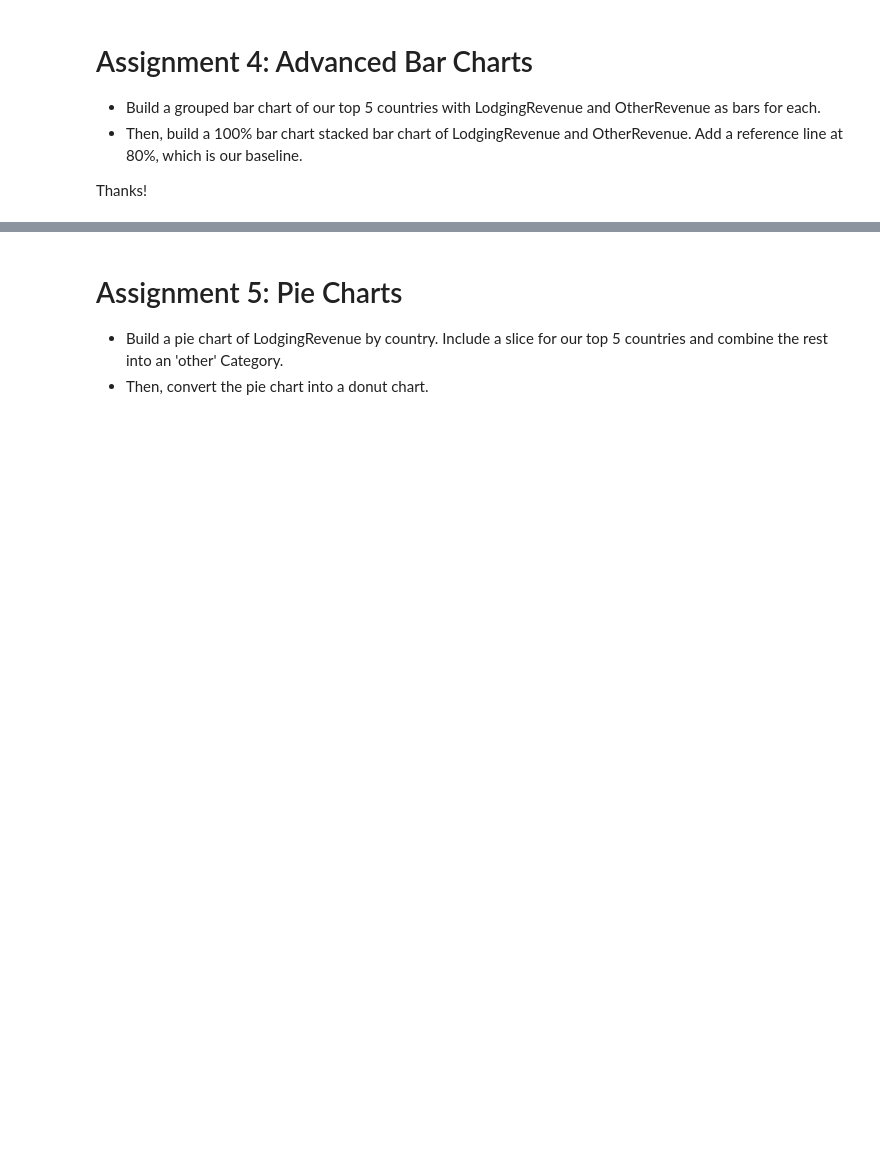
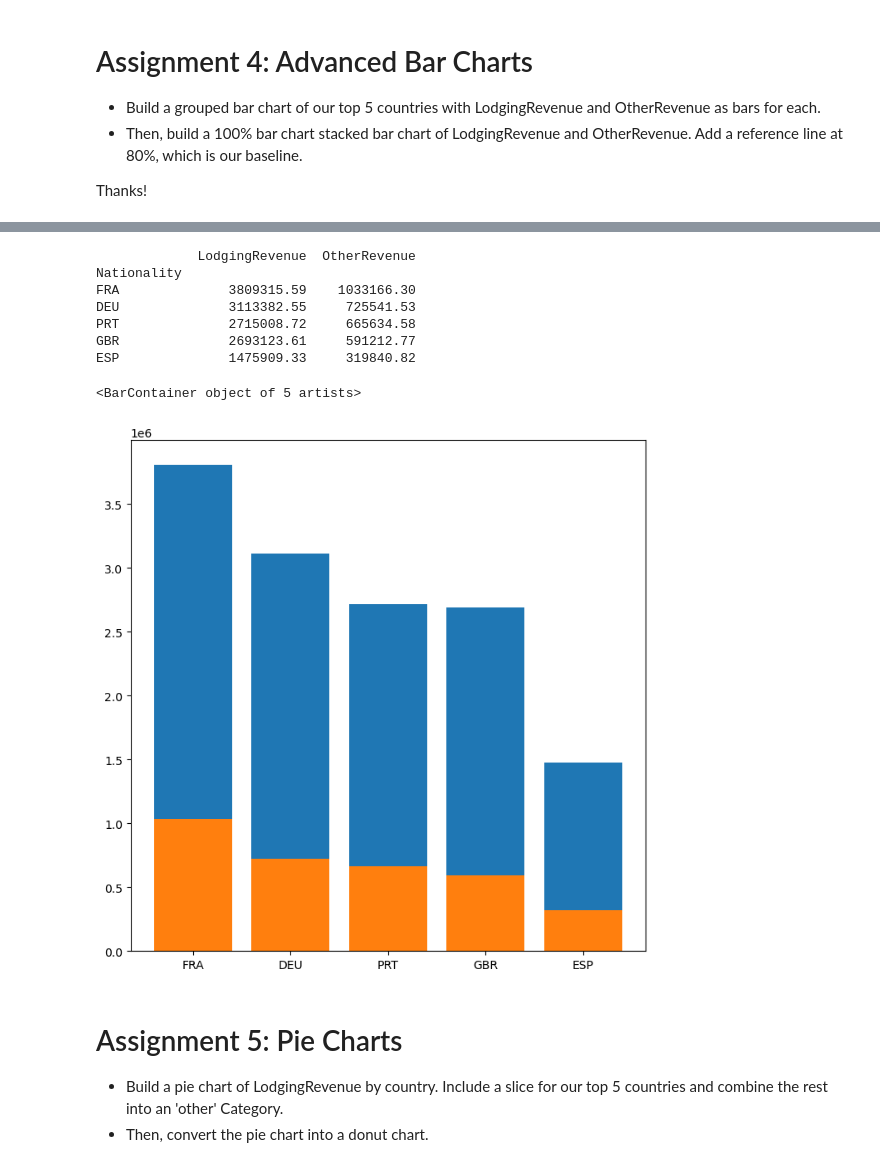
Before and after one commit to jimmy2156/Data-Visualation-with-Matplotlib---Seaborn, a Jupyter notebook: Course Assignment Notebooks/section02_assignments.ipynb, the cells around one changed output, grey strips where cells are left out. Cells and saved outputs as stored; diff of their text form; code cells hidden in the pictures; blank space fills up the shorter version.

```diff
--- a/Course Assignment Notebooks/section02_assignments.ipynb
+++ b/Course Assignment Notebooks/section02_assignments.ipynb
@@ -219,3 +225,23 @@ ValueError: shape mismatch: objects cannot be broadcast to a single shape
+# %%
+countries = ["FRA", "DEU", "PRT", "GBR", "ESP"]
+
+all_countries = hotels[hotels["Nationality"].isin(countries)]
+new_country = all_countries.groupby("Nationality").agg({"LodgingRevenue": "sum", "OtherRevenue": "sum"}).sort_values("LodgingRevenue", ascending=False)
+print(new_country)
+fig1 = plt.figure(figsize=(8,8))
+ax6 = fig1.add_subplot()
+ax6.bar(new_country.index,new_country["LodgingRevenue"], label="Lodging")
+ax6.bar(new_country.index,new_country["OtherRevenue"], label="Other")
+# %% [output]
+             LodgingRevenue  OtherRevenue
+Nationality
+FRA              3809315.59    1033166.30
+DEU              3113382.55     725541.53
+PRT              2715008.72     665634.58
+GBR              2693123.61     591212.77
+ESP              1475909.33     319840.82
+<BarContainer object of 5 artists>
+[figure, added]
 # %% [markdown]
 # Assignment 5: Pie Charts
 
```
Also changed, not shown: parts of 5 cells of this notebook.
